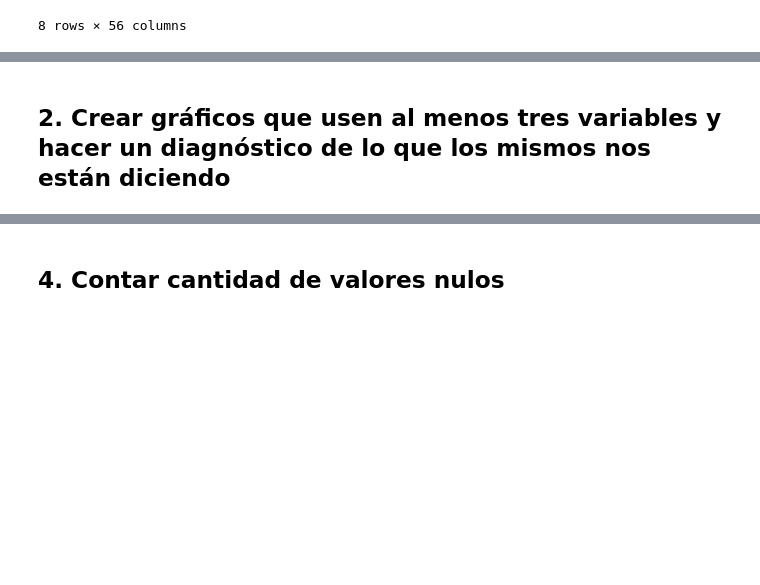
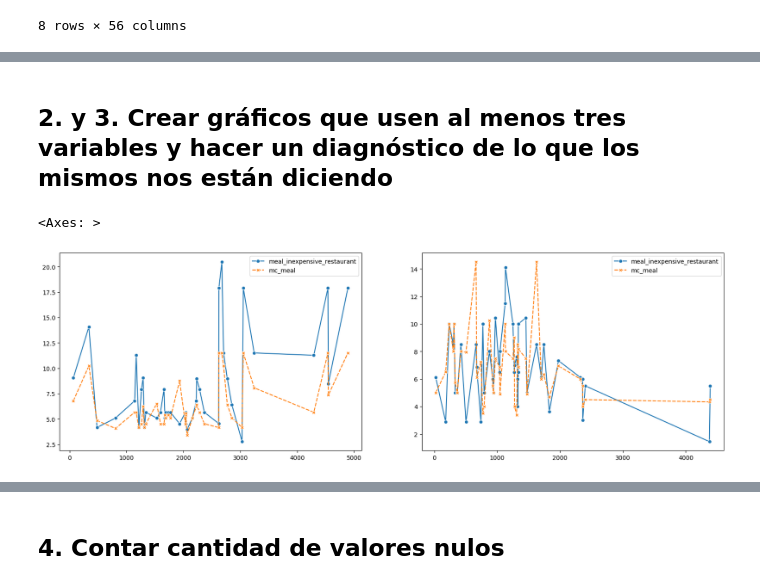
Before and after one commit to mauriciobergallo/coderhouse-data-science-1, a Jupyter notebook: cost_of_living.ipynb, the cells around one changed output, grey strips where cells are left out. Drawn from its saved outputs; the diff is of its cells as text; code cells hidden in the pictures; blank space fills up the shorter version.

```diff
--- a/cost_of_living.ipynb
+++ b/cost_of_living.ipynb
@@ -130,2 +138,19 @@ df_cost_of_living.describe()
 # %% [markdown]
-## 2. Crear gráficos que usen al menos tres variables y hacer un diagnóstico de lo que los mismos nos están diciendo
+## 2. y 3. Crear gráficos que usen al menos tres variables y hacer un diagnóstico de lo que los mismos nos están diciendo
+# %%
+# Obtenemos un subset de paises con mas y menos libertades económicas
+df_countries_more_liberals = df_cost_of_living.query("country == 'Uruguay' | country == 'Chile' | country == 'Paraguay'")
+df_countries_less_liberals = df_cost_of_living.query("country == 'Argentina' | country == 'Venezuela' | country == 'Bolivia'")
+
+# Creamos y comparámos un gráfico de precios de comida
+fig, ax = plt.subplots(1, 2)
+fig.set_size_inches(20, 6)
+
+sns.lineplot([df_countries_more_liberals['meal_inexpensive_restaurant'],
+              df_countries_more_liberals['mc_meal']], ax=ax[0], markers=True)
+
+sns.lineplot([df_countries_less_liberals['meal_inexpensive_restaurant'],
+              df_countries_less_liberals['mc_meal']], ax=ax[1], markers=True)
+# %% [output]
+<Axes: >
+[figure, added]
```
Also changed, not shown: parts of 9 cells of this notebook.
